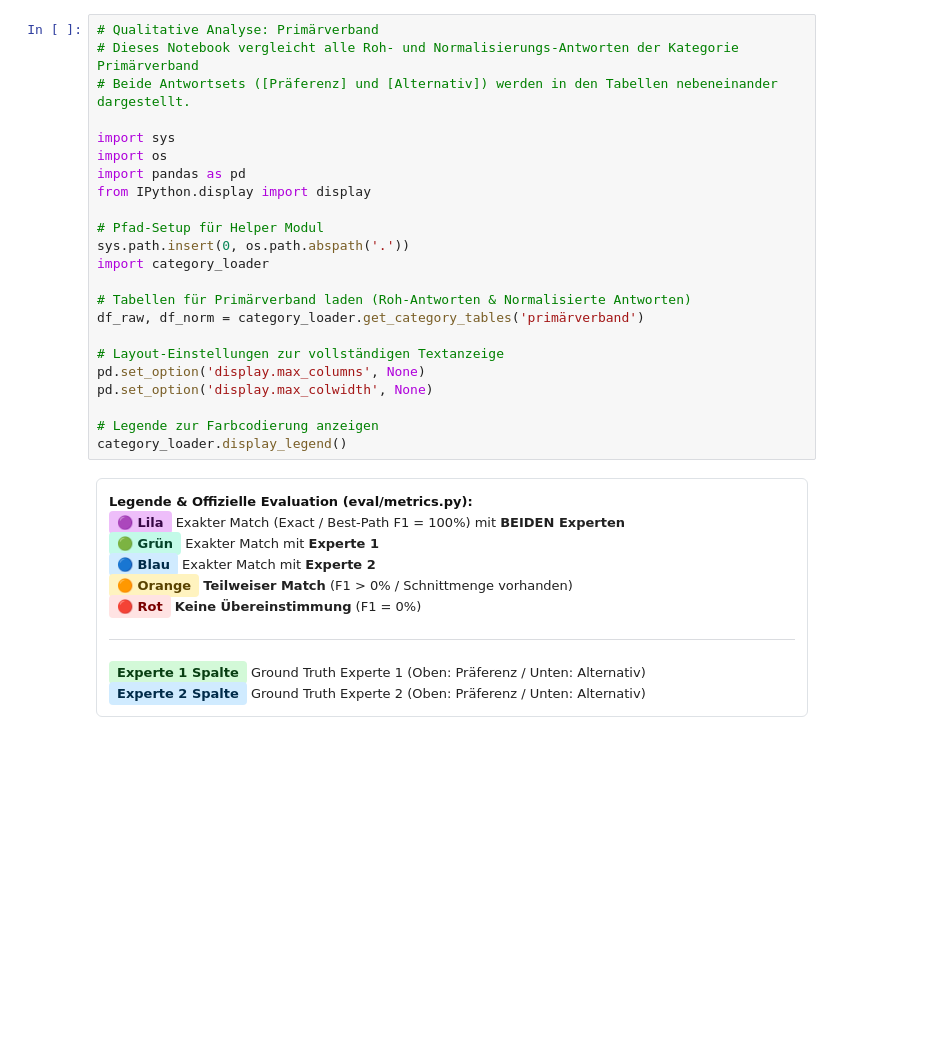
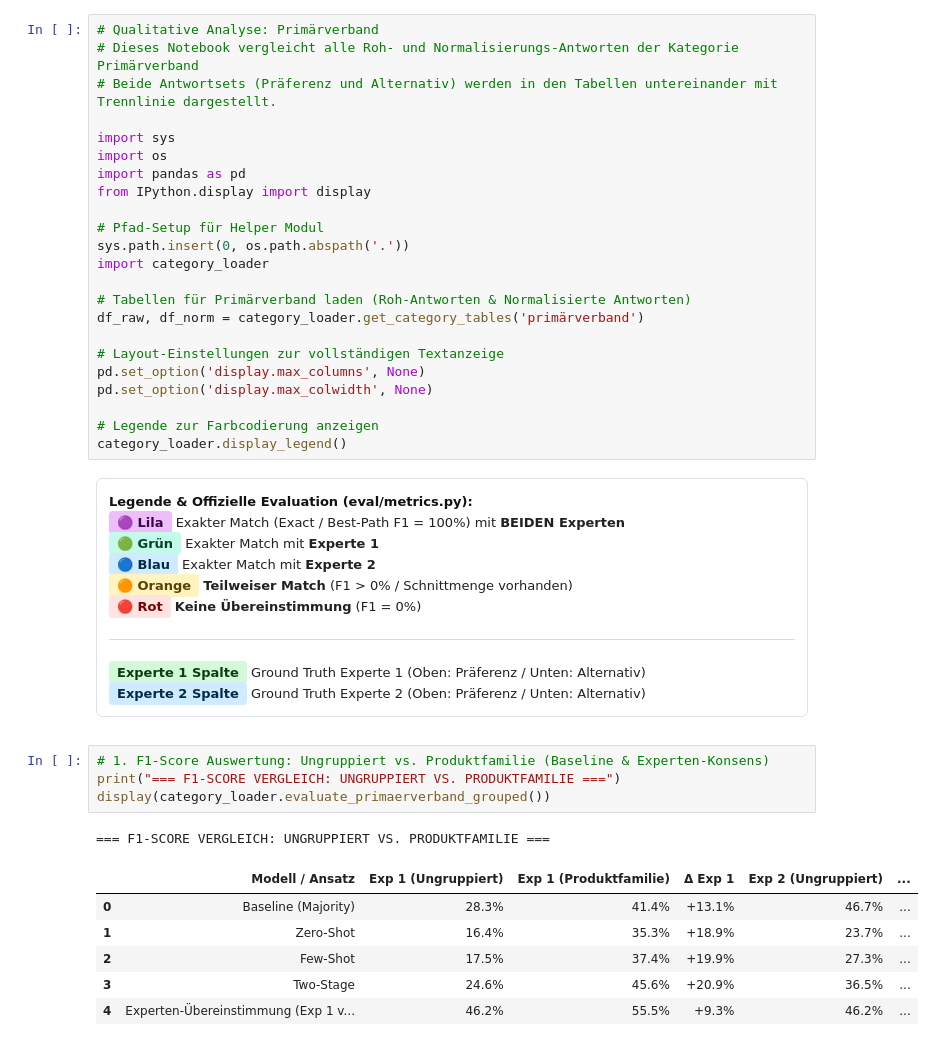
Before and after one commit to code-mert/masterarbeitmodell, a Jupyter notebook: notebooks/analyse_categories/03_primärverband.ipynb, the cells around one changed output. Drawn from its saved outputs; the diff is of its cells as text; blank space fills up the shorter version.

```diff
--- a/notebooks/analyse_categories/03_primärverband.ipynb
+++ b/notebooks/analyse_categories/03_primärverband.ipynb
@@ -1,7 +1,7 @@
 # %%
 # Qualitative Analyse: Primärverband
 # Dieses Notebook vergleicht alle Roh- und Normalisierungs-Antworten der Kategorie Primärverband
-# Beide Antwortsets ([Präferenz] und [Alternativ]) werden in den Tabellen nebeneinander dargestellt.
+# Beide Antwortsets (Präferenz und Alternativ) werden in den Tabellen untereinander mit Trennlinie dargestellt.
 
 import sys
 import os
@@ -30,4 +30,16 @@ Legende & Offizielle Evaluation (eval/metrics.py):
 🔴 Rot Keine Übereinstimmung (F1 = 0%)
 Experte 1 Spalte Ground Truth Experte 1 (Oben: Präferenz / Unten: Alternativ)
 Experte 2 Spalte Ground Truth Experte 2 (Oben: Präferenz / Unten: Alternativ)
+# %%
+# 1. F1-Score Auswertung: Ungruppiert vs. Produktfamilie (Baseline & Experten-Konsens)
+print("=== F1-SCORE VERGLEICH: UNGRUPPIERT VS. PRODUKTFAMILIE ===")
+display(category_loader.evaluate_primaerverband_grouped())
+# %% [output]
+=== F1-SCORE VERGLEICH: UNGRUPPIERT VS. PRODUKTFAMILIE ===
+|  | Modell / Ansatz | Exp 1 (Ungruppiert) | Exp 1 (Produktfamilie) | Δ Exp 1 | Exp 2 (Ungruppiert) | ... |
+| 0 | Baseline (Majority) | 28.3% | 41.4% | +13.1% | 46.7% | ... |
+| 1 | Zero-Shot | 16.4% | 35.3% | +18.9% | 23.7% | ... |
+| 2 | Few-Shot | 17.5% | 37.4% | +19.9% | 27.3% | ... |
+| 3 | Two-Stage | 24.6% | 45.6% | +20.9% | 36.5% | ... |
+| 4 | Experten-Übereinstimmung (Exp 1 v... | 46.2% | 55.5% | +9.3% | 46.2% | ... |
 # %%
```
Also changed, not shown: parts of 6 cells of this notebook, 1 other file.
